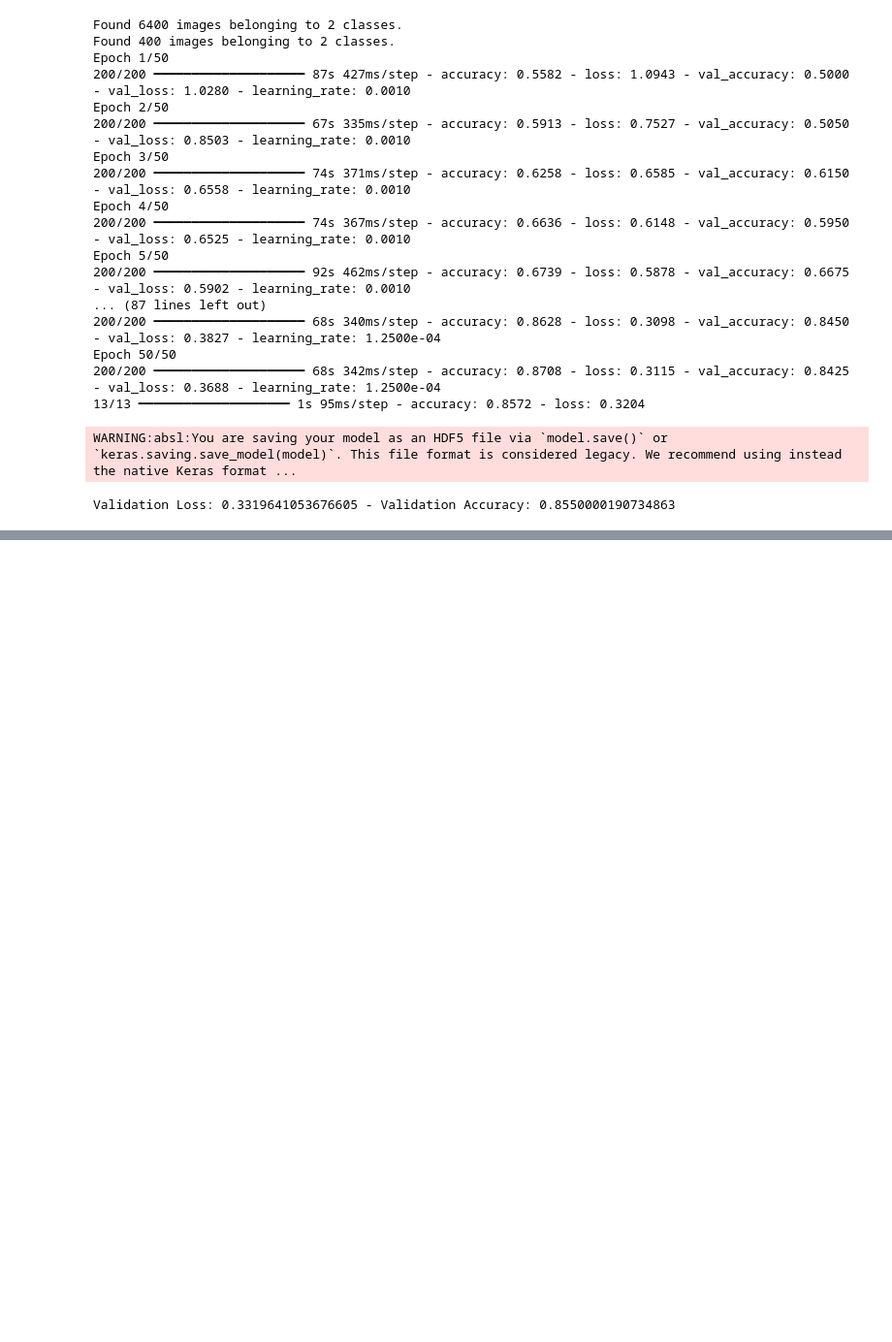
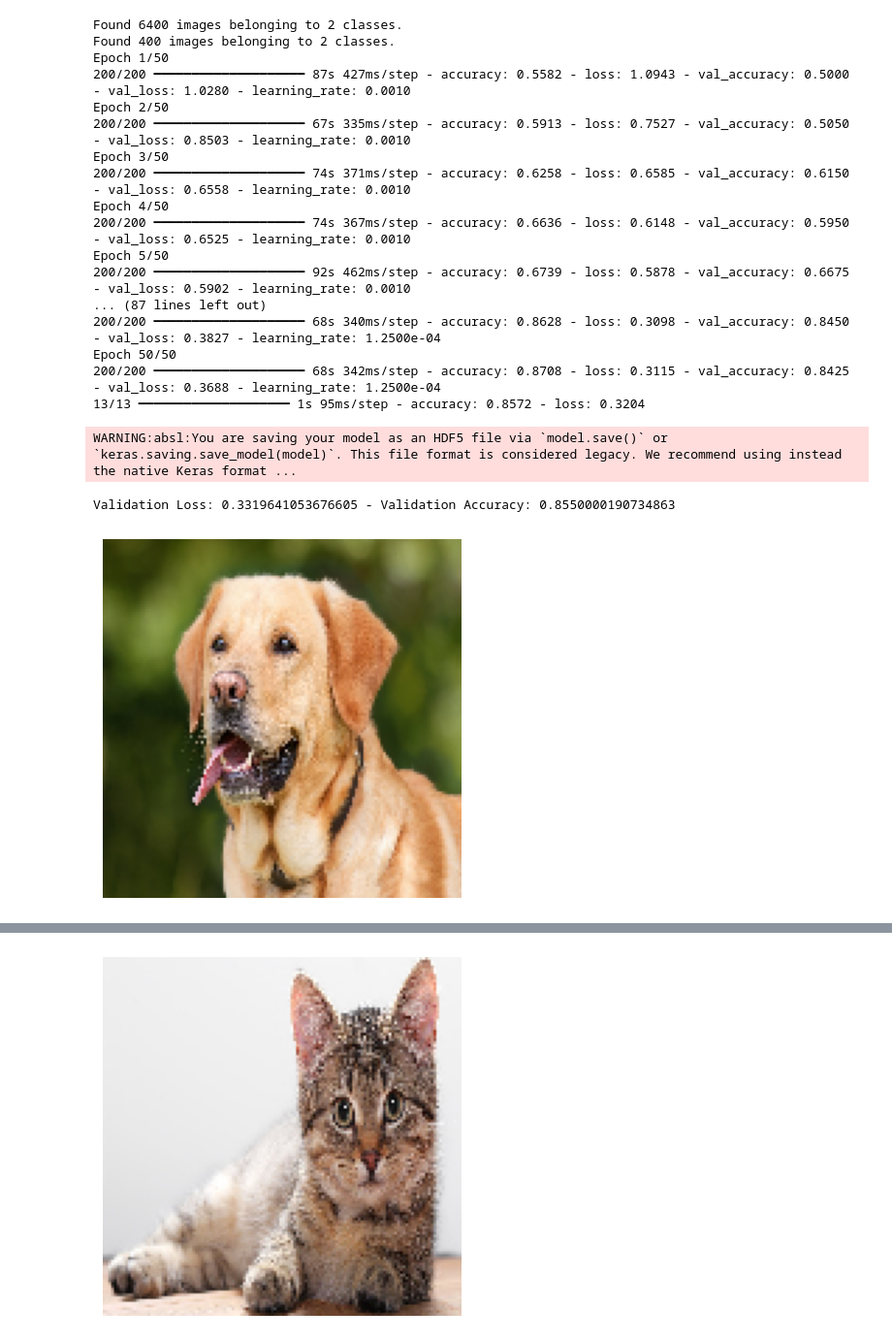
Before and after one commit to SaminYeaser/Image-Classification-with-CNN, a Jupyter notebook: CNN for Image Classification_samin.ipynb, the cells around one changed output, grey strips where cells are left out. Shown: that part at 97% size. Cells and saved outputs as stored; diff of their text form; code cells hidden in the pictures; blank space fills up the shorter version.

```diff
--- a/CNN for Image Classification_samin.ipynb
+++ b/CNN for Image Classification_samin.ipynb
@@ -102,3 +108,26 @@ Epoch 50/50
 13/13 ━━━━━━━━━━━━━━━━━━━━ 1s 95ms/step - accuracy: 0.8572 - loss: 0.3204
 WARNING:absl:You are saving your model as an HDF5 file via `model.save()` or `keras.saving.save_model(model)`. This file format is considered legacy. We recommend using instead the native Keras format ...
 Validation Loss: 0.3319641053676605 - Validation Accuracy: 0.8550000190734863
+# %%
+def predict_image(image_path, model):
+    img = image.load_img(image_path, target_size=(128, 128))
+    # Display the image
+    plt.imshow(img)
+    plt.axis('off')  # Hide axes
+    plt.show()
+    img_array = image.img_to_array(img)
+    img_array = np.expand_dims(img_array, axis=0) / 255.0
+    prediction = model.predict(img_array)
+    if prediction[0][0] > 0.5:
+        return 'Dog'
+    else:
+        return 'Cat'
+
+# Test predictions on images in the 'single_prediction' folder
+for filename in os.listdir('dataset/single_prediction'):
+    file_path = os.path.join('dataset/single_prediction', filename)
+    if os.path.isfile(file_path):
+        result = predict_image(file_path, model)
+        print(f"Image: {filename} -> Prediction: {result}")
+# %% [output]
+[figure, added]
@@ -104,0 +136 @@ Validation Loss: 0.3319641053676605 - Validation Accuracy: 0.8550000190734863
+[figure, added]
```
Also changed, not shown: parts of 3 cells of this notebook.
